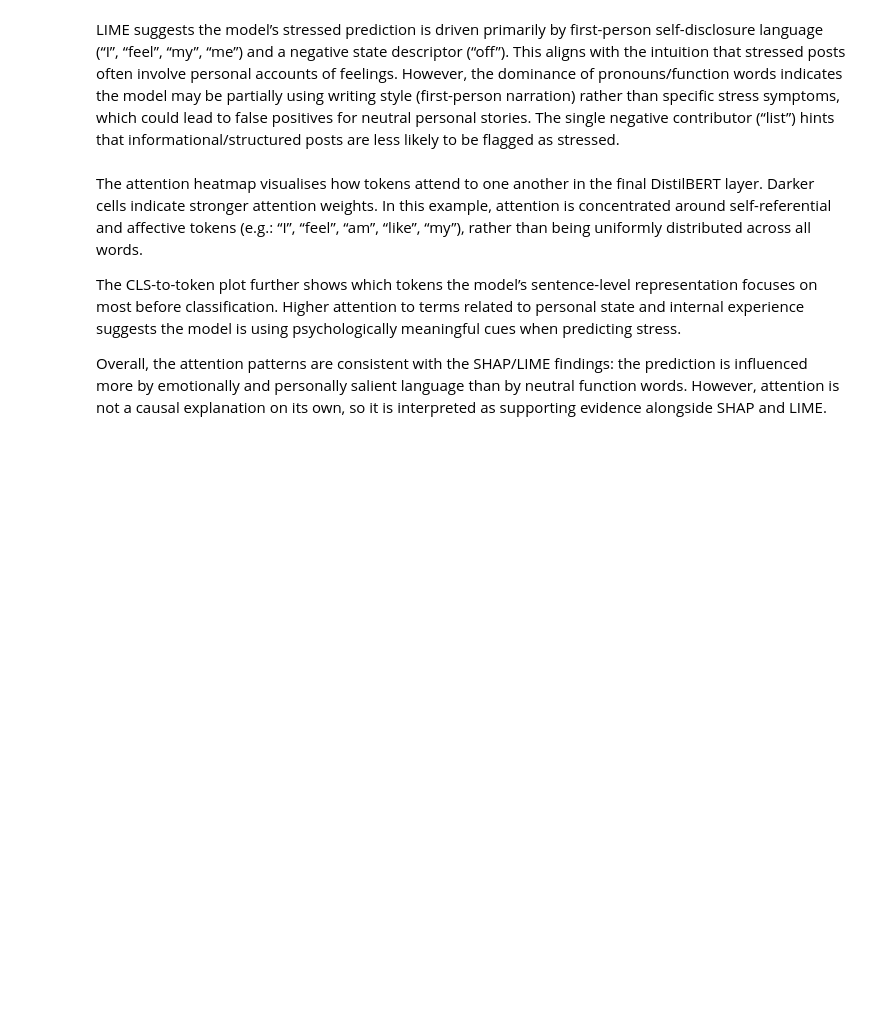
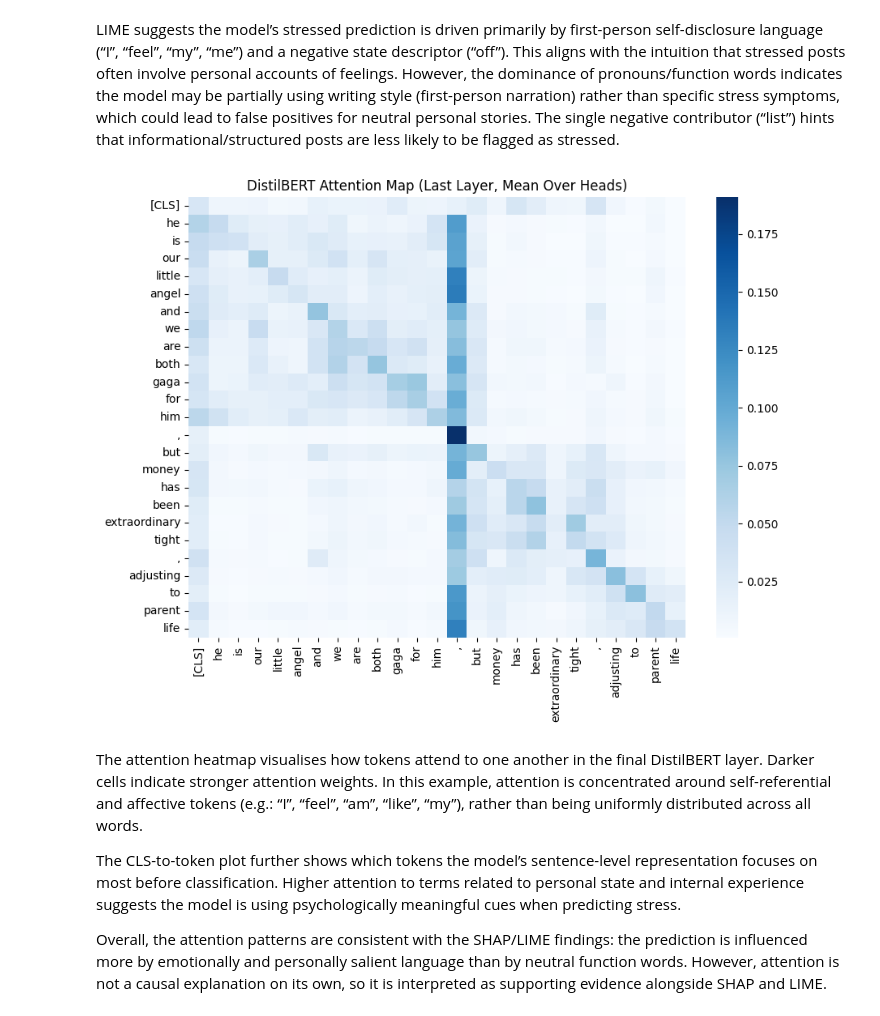
Before and after one commit to nodokak1/DSA4262, a Jupyter notebook: Assignment_2/Assignment2.ipynb, the cells around one changed output. Saved outputs shown, nothing was run; the diff lists cells and outputs as text; code cells hidden in the pictures; blank space fills up the shorter version.

```diff
--- a/Assignment_2/Assignment2.ipynb
+++ b/Assignment_2/Assignment2.ipynb
@@ -748,53 +756,45 @@ LIME suggests the model’s stressed prediction is driven primarily by first-per
 # %%
 # 1) Pick one example text
 if "bert_eval_df" in globals() and len(bert_eval_df) > 0:
     # choose a high-confidence wrong case if available
     err = bert_eval_df[bert_eval_df["error_type"] != "Correct"].sort_values("confidence", ascending=False)
     attn_text = err.iloc[0]["text"] if len(err) > 0 else test_df.iloc[0]["text"]
 else:
     attn_text = test_df.iloc[0]["text"]
 
 # 2) Forward pass with attentions
 device = next(trainer.model.parameters()).device
-trainer.model.eval()
+best_ckpt = trainer.state.best_model_checkpoint or training_args.output_dir
 
-enc = tokenizer(attn_text, return_tensors="pt", truncation=True, max_length=256)
+# Reload same weights, but force eager attention so attentions are returned
+attn_model = AutoModelForSequenceClassification.from_pretrained(
+    best_ckpt,
+    attn_implementation="eager",
+    output_attentions=True
+).to(device)
+attn_model.eval()
+
+enc = tokenizer(attn_text, return_tensors="pt", truncation=True, max_length=64)
 enc = {k: v.to(device) for k, v in enc.items()}
 
 with torch.no_grad():
-    out = trainer.model(**enc, output_attentions=True)
+    out = attn_model(**enc, output_attentions=True, return_dict=True)
 
-# out.attentions: tuple(num_layers), each [batch, heads, seq_len, seq_len]
-attn_last = out.attentions[-1][0].mean(dim=0).cpu().numpy()  # average over heads
+if out.attentions is None or len(out.attentions) == 0:
+    raise RuntimeError("No attentions returned. Check transformers/torch backend.")
+
+attn_last = out.attentions[-1][0].mean(dim=0).cpu().numpy()
 tokens = tokenizer.convert_ids_to_tokens(enc["input_ids"][0])
 
-# 3) Heatmap (token-to-token attention)
-n = min(25, len(tokens))  # keep readable
+n = min(25, len(tokens))
 plt.figure(figsize=(9, 7))
-sns.heatmap(
-    attn_last[:n, :n],
-    cmap="Blues",
-    xticklabels=tokens[:n],
-    yticklabels=tokens[:n]
-)
+sns.heatmap(attn_last[:n, :n], cmap="Blues", xticklabels=tokens[:n], yticklabels=tokens[:n])
 plt.xticks(rotation=90)
 plt.title("DistilBERT Attention Map (Last Layer, Mean Over Heads)")
-plt.xlabel("Attended token")
-plt.ylabel("Source token")
 plt.tight_layout()
 plt.show()
-
-# 4) Optional: CLS attention-to-token bar chart (easier to explain)
-cls_attn = attn_last[0, :n]
-df_cls = pd.DataFrame({"token": tokens[:n], "cls_attention": cls_attn})
-df_cls = df_cls[~df_cls["token"].isin(["[CLS]", "[SEP]", "[PAD]"])]
-
-plt.figure(figsize=(8, 4))
-sns.barplot(data=df_cls.sort_values("cls_attention", ascending=False), x="token", y="cls_attention", color="steelblue")
-plt.xticks(rotation=60, ha="right")
-plt.title("CLS Attention to Tokens")
-plt.tight_layout()
-plt.show()
+# %% [output]
+[figure, added]
 # %% [markdown]
 The attention heatmap visualises how tokens attend to one another in the final DistilBERT layer. Darker cells indicate stronger attention weights. In this example, attention is concentrated around self-referential and affective tokens (e.g.: “I”, “feel”, “am”, “like”, “my”), rather than being uniformly distributed across all words.
 
```
Also changed, not shown: parts of 13 cells of this notebook, 1 other file.
